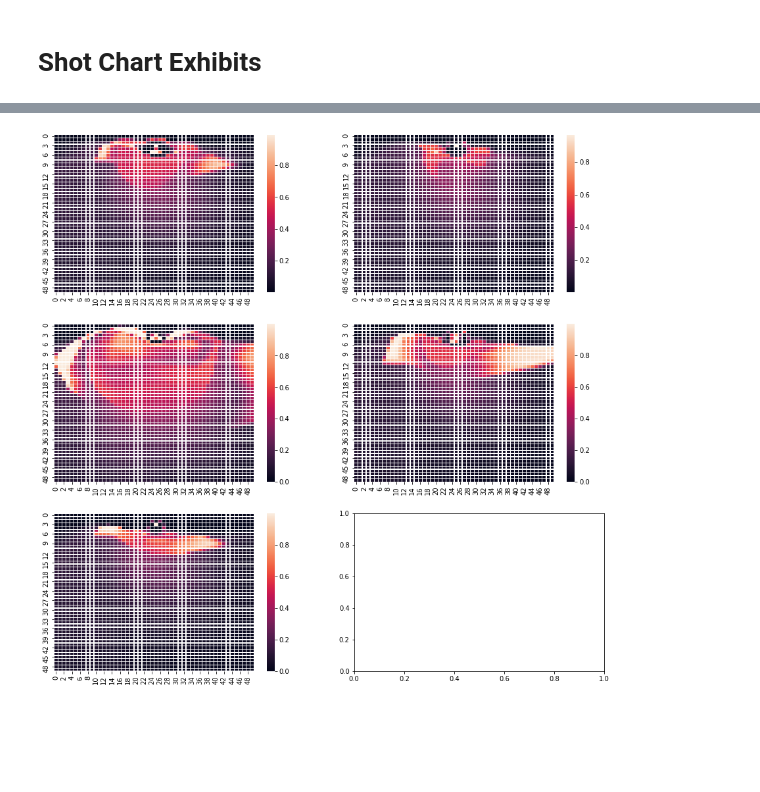
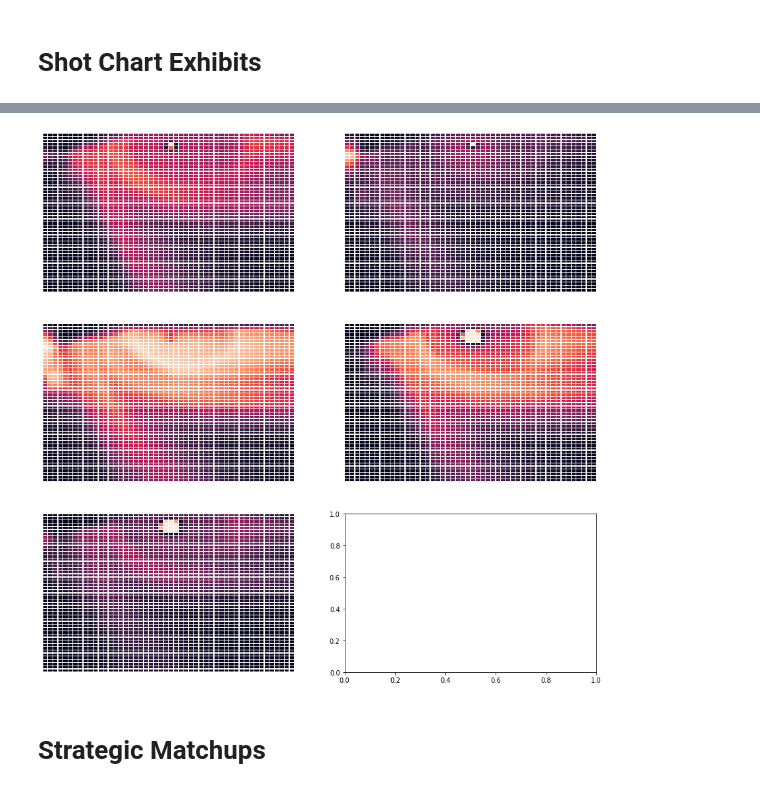
Before and after one commit to tentatshu/nba_player_embiidings, a Jupyter notebook: model/NBA_Embiidings_Collaboratory_Notebook.ipynb, the cells around one changed output, grey strips where cells are left out. Saved outputs shown, nothing was run; the diff lists cells and outputs as text; code cells hidden in the pictures; blank space fills up the shorter version.

Commit message:
polishing project with cleaner notebook, updated visualizations, and player matchups

```diff
--- a/model/NBA_Embiidings_Collaboratory_Notebook.ipynb
+++ b/model/NBA_Embiidings_Collaboratory_Notebook.ipynb
@@ -332,5 +315,8 @@ model.save('/content/drive/My Drive/Colab Notebooks/NBA/offensive_defensive_mode
 # %% [markdown]
 # Shot Chart Exhibits
 # %%
+from tensorflow.keras.layers import Input, Embedding, Flatten, Dense, LeakyReLU, add, Concatenate
+
 # load original model
-model = tf.keras.models.load_model('/content/drive/My Drive/Colab Notebooks/NBA/offensive_defensive_model_v1.h5')
+model = tf.keras.models.load_model('/content/drive/My Drive/Colab Notebooks/NBA/offensive_defensive_model_best.h5',
+                                   custom_objects={'LeakyReLU': LeakyReLU(alpha=0.1)})
@@ -377,14 +404,20 @@ plot_model(new_model, to_file='model_plot.png', show_shapes=True, show_layer_nam
 # %%
+from keras import backend as K
+
 # grab unique player indexes and names
 player_data = pd.read_csv("/content/drive/My Drive/Colab Notebooks/NBA/player_aggregates.csv", sep=",")
 
 # grab offensive and defensive weights
-offensive_weights = model.layers[2].get_weights()[0]
-defensive_weights = model.layers[3].get_weights()[0]
+offensive_weights = model.get_layer('offensive_embedding').get_weights()[0]
+defensive_weights = model.get_layer('defensive_embedding').get_weights()[0]
 
 # determine average player embeddings
-average_offensive_weights = np.average(offensive_weights, axis=0).reshape(1,-1)
-average_defensive_weights = np.average(defensive_weights, axis=0).reshape(1,-1)
+avg_off_player = model.get_layer('avg_off_player')
+avg_off_player_function = K.function(avg_off_player.input, avg_off_player.output)
+average_offensive_weights = avg_off_player_function(pd.DataFrame([1]))
+avg_def_player = model.get_layer('avg_def_player')
+avg_def_player_function = K.function(avg_def_player.input, avg_def_player.output)
+average_defensive_weights = avg_def_player_function(pd.DataFrame([1]))
 
 # dictionaries to map player indexes and names to offensive / defensive embeddings
 id_offensive_embedding_dict = dict(zip(player_data['rank'], offensive_weights))
@@ -422,7 +458,7 @@ def shot_chart(distance_between_shooter_defender, shooter_embedding, defender_em
       # parameters for defender outside of defender embedding
       X_train_defender_rest_2 = np.array([distance_between_shooter_defender]).reshape(1,-1)
       # model prediction of shot probability
-      y = new_model.predict([X_train_off_rest_2, X_train_defender_rest_2, shooter_embedding.reshape(1,-1), defender_embedding.reshape(1,-1)])
+      y = new_model.predict([X_train_off_rest_2, X_train_defender_rest_2, shooter_embedding.reshape(1,-1), defender_embedding.reshape(1,-1), np.array([1])])
       # append to shot chart list
       shot_chart.append(y.reshape(-1)[0])
 
@@ -436,16 +472,28 @@ draymond_green_defense_chart = shot_chart(3, average_offensive_weights, name_def
 lebron_vs_draymond_shot_chart = shot_chart(3, name_offensive_embedding_dict["LeBron James"], name_defensive_embedding_dict["Draymond Green"])
 # %%
 # plot resulting shot charts
-
 import seaborn as sns
 import matplotlib.pylab as plt
 
 fig, ax = plt.subplots(3,2, figsize=(15,15))
-sns.heatmap(np.array(average_offensive_defensive_chart).reshape(50,50), linewidth=0.25, ax=ax[0,0])
-sns.heatmap(np.array(draymond_green_defense_chart).reshape(50,50), linewidth=0.25, ax=ax[0,1])
-sns.heatmap(np.array(steph_curry_shot_chart).reshape(50,50), linewidth=0.25, ax=ax[1,0])
-sns.heatmap(np.array(lebron_james_shot_chart).reshape(50,50), linewidth=0.25, ax=ax[1,1])
-sns.heatmap(np.array(lebron_vs_draymond_shot_chart).reshape(50,50), linewidth=0.25, ax=ax[2,0])
+
+# helper function for plotting charts
+def plot_heatmap(situational_shot_chart, axis):
+  sns.heatmap(np.array(situational_shot_chart).reshape(50,50), linewidth=0.25, ax=axis,
+            xticklabels=False, yticklabels=False, cbar=False)
+
+# plot all chart matchups
+charts = [[average_offensive_defensive_chart, ax[0,0]],
+          [draymond_green_defense_chart, ax[0,1]],
+          [steph_curry_shot_chart, ax[1,0]],
+          [lebron_james_shot_chart, ax[1,1]],
+          [lebron_vs_draymond_shot_chart, ax[2,0]]
+         ]
+for chart in charts:
+  plot_heatmap(chart[0], chart[1])
+
 plt.show()
 # %% [output]
-[figure, old version]
+[figure, new version]
+# %% [markdown]
+# Strategic Matchups
```
Also changed, not shown: parts of 23 cells of this notebook, 5 other files.
